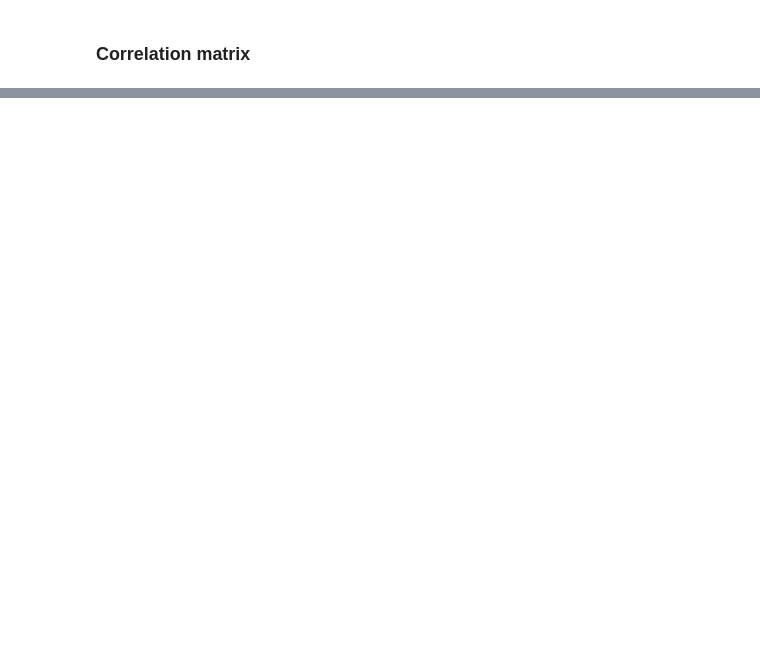
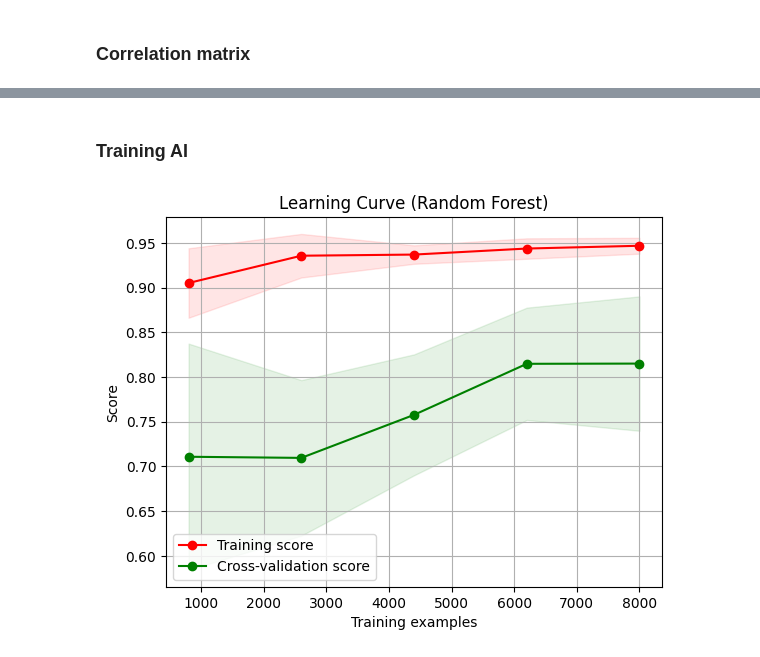
Before and after one commit to marcinkaczmarzyk/ai_stack_overflow, a Jupyter notebook: AI Stack Overflow predictions .ipynb, the cells around one changed output, grey strips where cells are left out. Drawn from its saved outputs; the diff is of its cells as text; code cells hidden in the pictures; blank space fills up the shorter version.

```diff
--- a/AI Stack Overflow predictions .ipynb
+++ b/AI Stack Overflow predictions .ipynb
@@ -386,0 +509,53 @@ plt.show()
+# %%
+from sklearn.model_selection import train_test_split
+
+x = X_combined.drop('Score', axis=1)
+y = modified_qustions_df['Score']
+
+X_train, X_temp, y_train, y_temp = train_test_split(x, y, test_size=0.4, random_state=42)
+X_val, X_test, y_val, y_test = train_test_split(X_temp, y_temp, test_size=0.5, random_state=42)
+# %% [markdown]
+### Training AI
+# %%
+import matplotlib.pyplot as plt
+from sklearn.model_selection import learning_curve
+from sklearn.ensemble import RandomForestRegressor
+import numpy as np
+
+def plot_learning_curve(estimator, title, X, y, ylim=None, cv=None,
+                        n_jobs=None, train_sizes=np.linspace(.1, 1.0, 5)):
+    plt.figure()
+    plt.title(title)
+    if ylim is not None:
+        plt.ylim(*ylim)
+    plt.xlabel("Training examples")
+    plt.ylabel("Score")
+
+    train_sizes, train_scores, test_scores = learning_curve(
+        estimator, X, y, cv=cv, n_jobs=n_jobs, train_sizes=train_sizes)
+
+    train_scores_mean = np.mean(train_scores, axis=1)
+    train_scores_std = np.std(train_scores, axis=1)
+    test_scores_mean = np.mean(test_scores, axis=1)
+    test_scores_std = np.std(test_scores, axis=1)
+
+    plt.grid()
+
+    plt.fill_between(train_sizes, train_scores_mean - train_scores_std,
+                     train_scores_mean + train_scores_std, alpha=0.1, color="r")
+    plt.fill_between(train_sizes, test_scores_mean - test_scores_std,
+                     test_scores_mean + test_scores_std, alpha=0.1, color="g")
+    plt.plot(train_sizes, train_scores_mean, 'o-', color="r",
+             label="Training score")
+    plt.plot(train_sizes, test_scores_mean, 'o-', color="g",
+             label="Cross-validation score")
+
+    plt.legend(loc="best")
+    return plt
+
+regressor = RandomForestRegressor(n_estimators=100, random_state=42)
+
+plot_learning_curve(regressor, "Learning Curve (Random Forest)", X, y, cv=5, n_jobs=4)
+plt.show()
+# %% [output]
+[figure, added]
```
Also changed, not shown: parts of 15 cells of this notebook, 5 other files.
